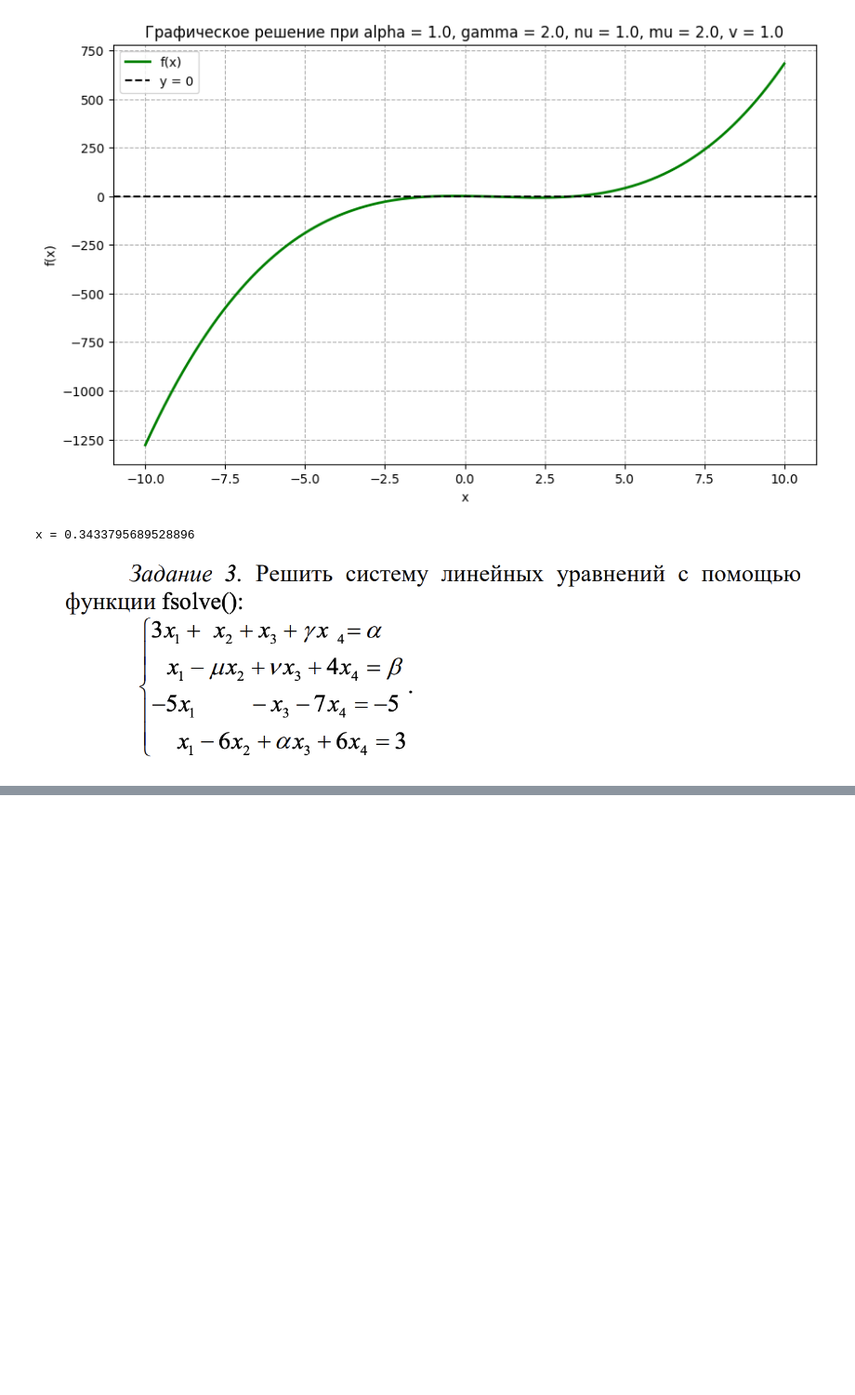
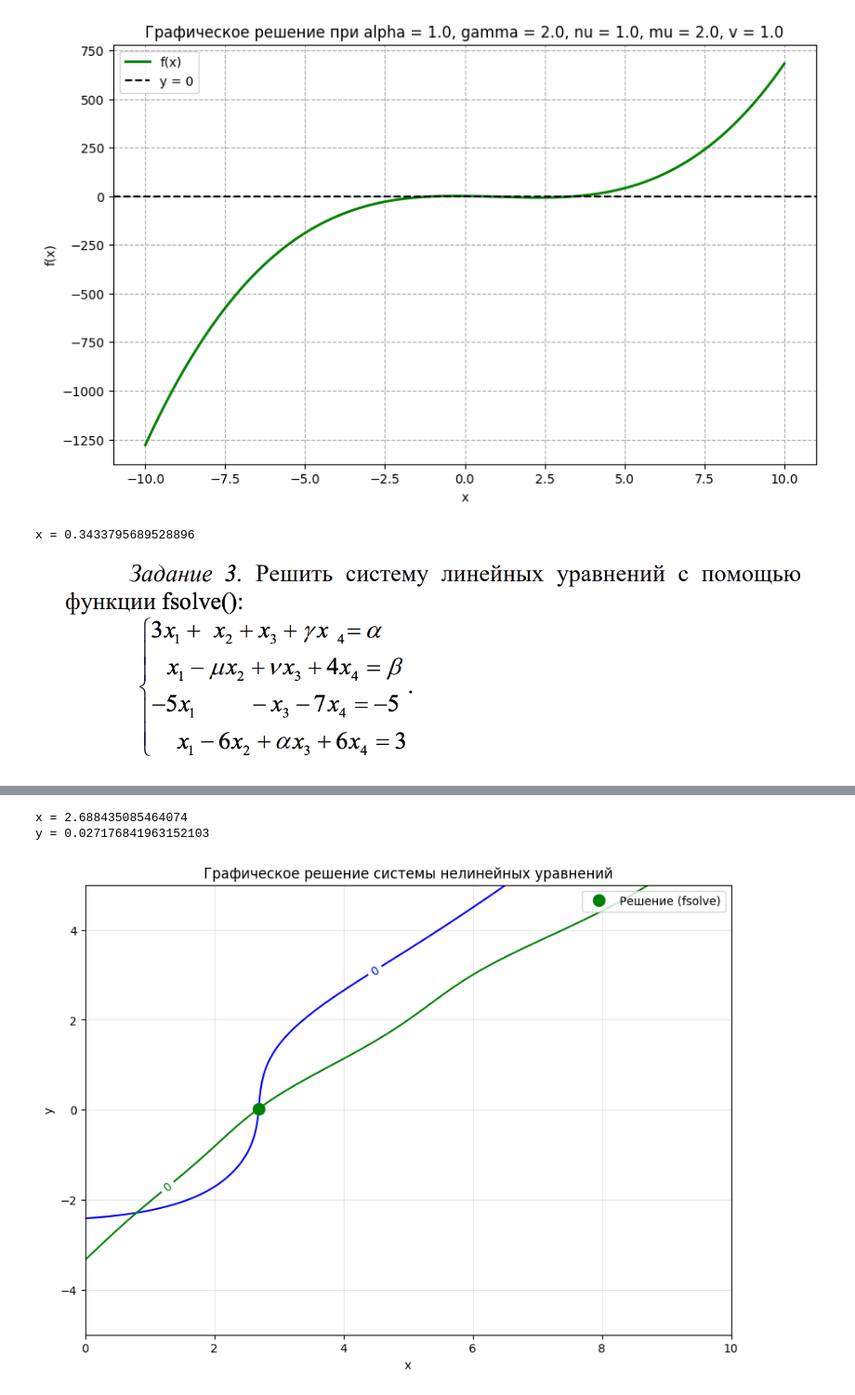
Before and after one commit to alexmordashov/computer_math, a Jupyter notebook: 4. Библиотека SciPy/Практическая_работа_№4_Библиотека_SciPy_Часть_№1.ipynb, the cells around one changed output, grey strips where cells are left out. Shown at 93% size. Saved outputs shown, nothing was run; the diff lists cells and outputs as text; code cells hidden in the pictures; blank space fills up the shorter version.

```diff
--- a/4. Библиотека SciPy/Практическая_работа_№4_Библиотека_SciPy_Часть_№1.ipynb
+++ b/4. Библиотека SciPy/Практическая_работа_№4_Библиотека_SciPy_Часть_№1.ipynb
@@ -190,0 +292,37 @@ x = 0.3433795689528896
+# %%
+def f_B2T5(v):
+    x, y = v
+    f1 = x**2 - y**3 + x / (np.sin(y) + 2) + 2**x - 15
+    f2 = x * (np.cos(y)**2) + np.exp(x - y) - y**2 - 17
+    return [f1, f2]
+
+sol = fsolve(f_B2T5, [1, 1])
+
+print("x =", sol[0])
+print("y =", sol[1])
+
+x_B2T5 = np.linspace(0, 10, 400)
+y_B2T5 = np.linspace(-5, 5, 400)
+X, Y = np.meshgrid(x_B2T5, y_B2T5)
+
+Z1 = f_B2T5([X, Y])[0]
+Z2 = f_B2T5([X, Y])[1]
+
+plt.figure(figsize=(10, 7))
+contour1 = plt.contour(X, Y, Z1, levels=[0], colors='blue')
+contour2 = plt.contour(X, Y, Z2, levels=[0], colors='green')
+
+plt.plot(sol[0], sol[1], 'go', markersize=10, label='Решение (fsolve)')
+
+plt.clabel(contour1, inline=True)
+plt.clabel(contour2, inline=True)
+plt.title('Графическое решение системы нелинейных уравнений')
+plt.xlabel('x')
+plt.ylabel('y')
+plt.grid(True, alpha=0.3)
+plt.legend()
+plt.show()
+# %% [output]
+x = 2.688435085464074
+y = 0.027176841963152103
+[figure, added]
```
Also changed, not shown: parts of 25 cells of this notebook.
